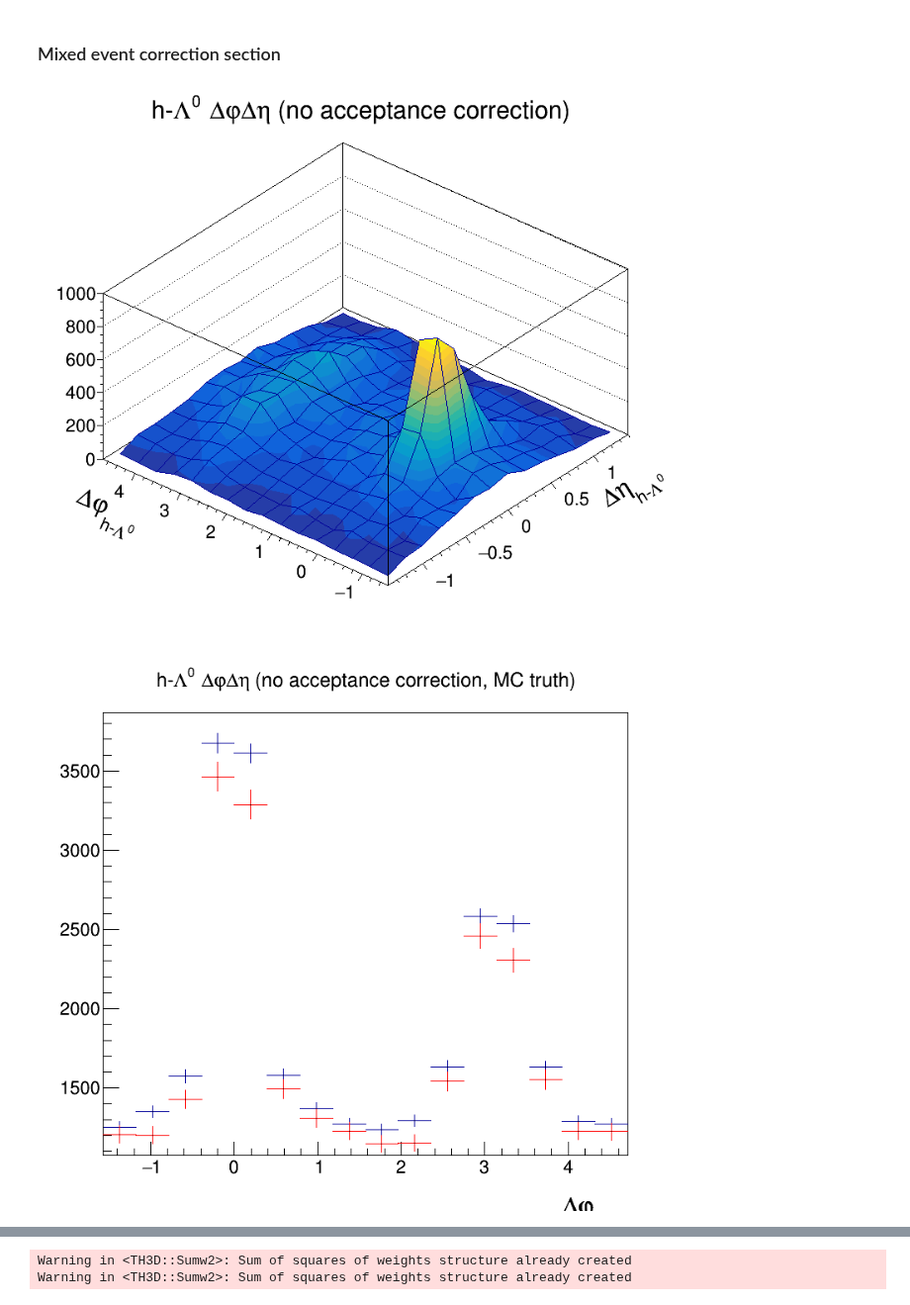
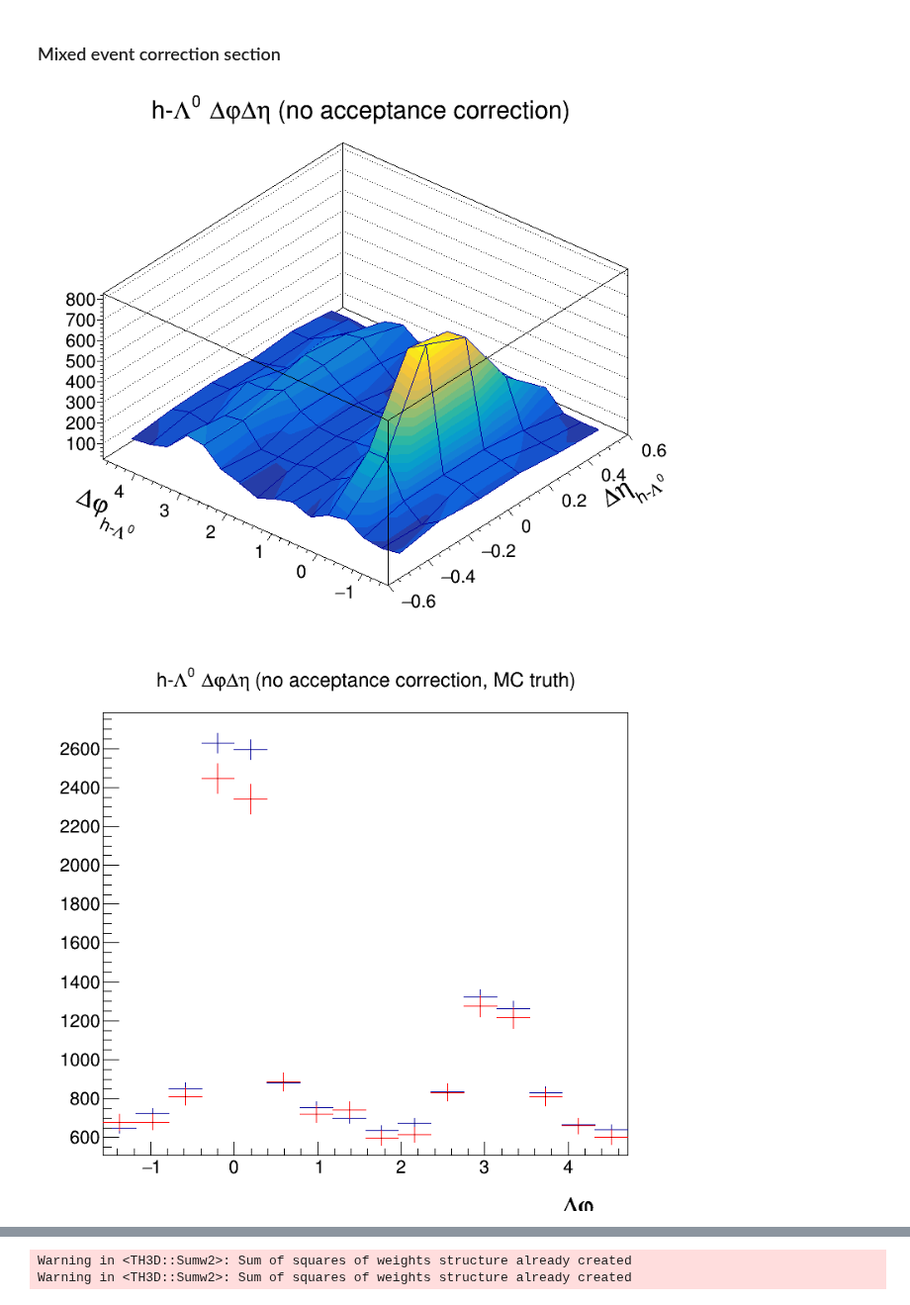
Before and after one commit to rhanniga/lambda-over-hadron, a Jupyter notebook: mc/offline/v0_closure_test.ipynb, the cells around one changed output, grey strips where cells are left out. Shown at 99% size. Saved outputs shown, nothing was run; the diff lists cells and outputs as text; code cells hidden in the pictures.

Commit message:
changing deta ranges

```diff
--- a/mc/offline/v0_closure_test.ipynb
+++ b/mc/offline/v0_closure_test.ipynb
@@ -22,7 +20,7 @@ USE_ZYAM = 0
 USE_NONEG = 0
 assert sum([USE_AVG, USE_ZYAM, USE_NONEG]) == 1, "Only select 1 method for UE line please"
 # %%
-DELTA_ETA_MAX = 1.4 - EPSILON
+DELTA_ETA_MAX = 0.6 - EPSILON
 # %%
 TRIG_PT_LOW = 4
 TRIG_PT_HIGH = 8 - EPSILON
@@ -55,9 +53,9 @@ h_h_0_20_mc = input_list_0_20.FindObject("fDphiHH_MC")
 h_h_mixed_0_20_mc = input_list_0_20.FindObject("fDphiHHMixed_MC")
 # %%
 h_lambda_0_20 = input_list_0_20.FindObject("fDphiHLambdaEff_MCKin_physicalPrimary")
-h_lambda_mixed_0_20 = input_list_0_20.FindObject("fDphiHLambdaMixed_MCKin")
-h_lambda_0_20_mc = input_list_0_20.FindObject("fDphiHPrimaryLambda_MC")
-h_lambda_mixed_0_20_mc = input_list_0_20.FindObject("fDphiHLambdaMixed_MC")
+h_lambda_mixed_0_20 = input_list_0_20.FindObject("fDphiHLambdaMixed_MCKin_physicalPrimary")
+h_lambda_0_20_mc = input_list_0_20.FindObject("fDphiHLambda_MC_physicalPrimary")
+h_lambda_mixed_0_20_mc = input_list_0_20.FindObject("fDphiHLambdaMixed_MC_physicalPrimary")
 # %%
 # Setting the trigger Pt (this is never changed again)
 trig_dist_0_20.GetAxis(0).SetRangeUser(TRIG_PT_LOW, TRIG_PT_HIGH)
@@ -397,17 +396,18 @@ h_lambda_2d_nomixcor_0_20.GetXaxis().SetRangeUser(-DELTA_ETA_MAX, DELTA_ETA_MAX)
 h_lambda_2d_nomixcor_0_20.Draw("SURF1")
 c.Draw()
 # %% [output]
-[figure, old version]
+[figure, new version]
 # %%
 h_lambda_2d_nomixcor_0_20.GetXaxis().SetRangeUser(-DELTA_ETA_MAX, DELTA_ETA_MAX)
+h_lambda_2d_nomixcor_0_20_mc.GetXaxis().SetRangeUser(-DELTA_ETA_MAX, DELTA_ETA_MAX)
 h_lambda_2d_nomixcor_0_20.SetLineColor(rt.kRed)
 test1 = h_lambda_2d_nomixcor_0_20.ProjectionY().Clone("test1")
 test2 = h_lambda_2d_nomixcor_0_20_mc.ProjectionY().Clone("test2")
 test2.Draw()
 test1.Draw("SAME")
 c.Draw()
 # %% [output]
-[figure, old version]
+[figure, new version]
 # %%
 test1.Divide(test2)
 test1.GetYaxis().SetRangeUser(0.4, 1.4)
```
Also changed, not shown: parts of 30 cells of this notebook, 1 other file.
